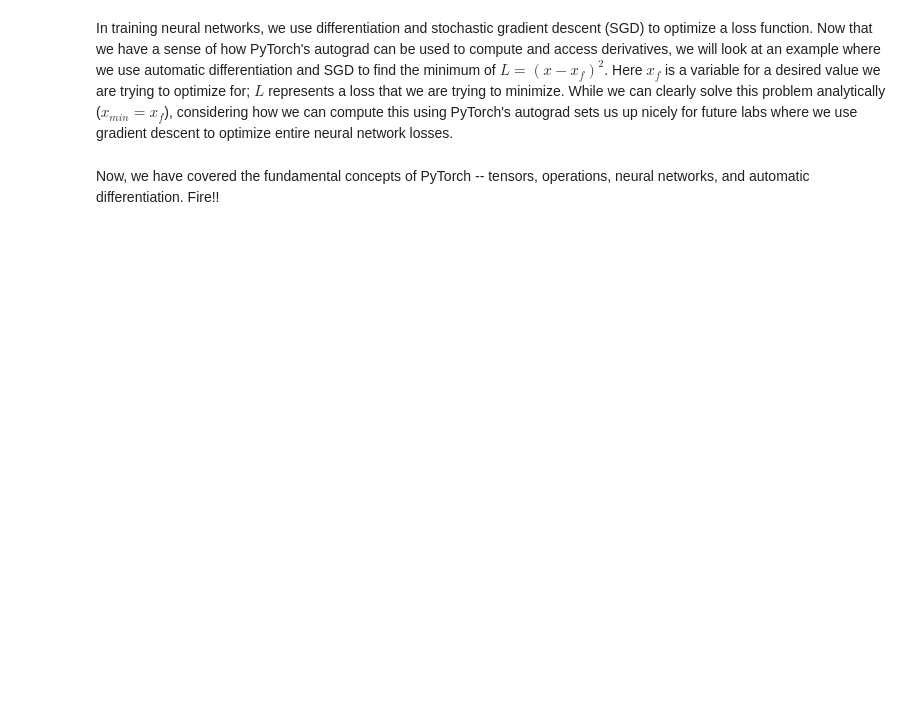
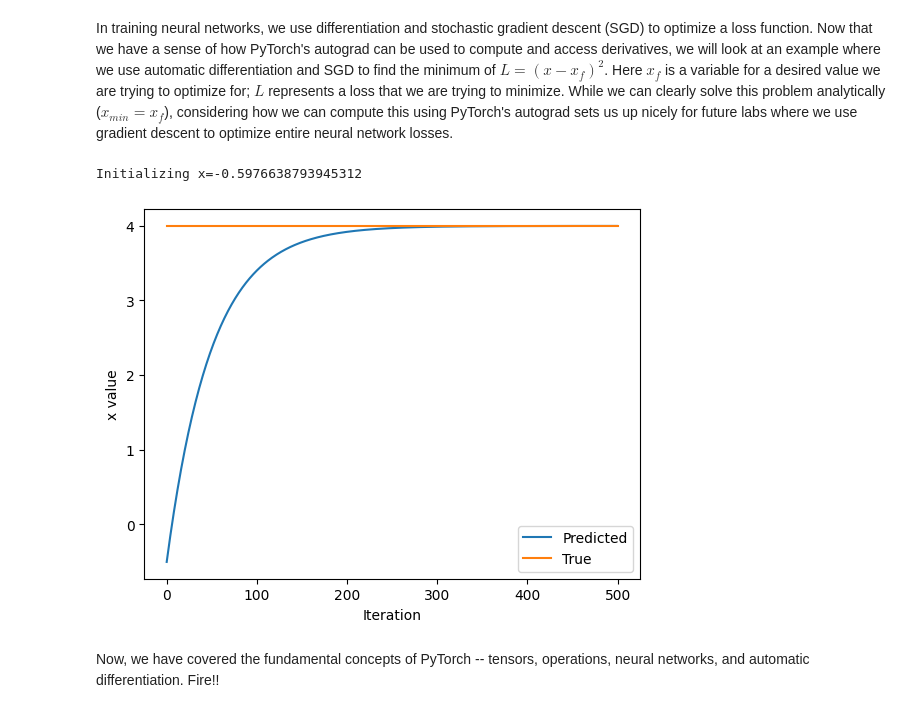
Before and after one commit to ameng10/Deeplearning-Labs, a Jupyter notebook: lab1/PT_Part1_Intro.ipynb, the cells around one changed output. Drawn from its saved outputs; the diff is of its cells as text; code cells hidden in the pictures; blank space fills up the shorter version.

```diff
--- a/lab1/PT_Part1_Intro.ipynb
+++ b/lab1/PT_Part1_Intro.ipynb
@@ -315,33 +335,36 @@ In training neural networks, we use differentiation and stochastic gradient desc
 x = torch.randn(1)
 print(f"Initializing x={x.item()}")
 
 learning_rate = 1e-2  # Learning rate
 history = []
 x_f = 4  # Target value
 
 
 # We will run gradient descent for a number of iterations. At each iteration, we compute the loss,
 #   compute the derivative of the loss with respect to x, and perform the update.
 for i in range(500):
     x = torch.tensor([x], requires_grad=True)
 
     # TODO: Compute the loss as the square of the difference between x and x_f
-    loss = # TODO
+    loss = torch.subtract(x,x_f)**2
 
     # Backpropagate through the loss to compute gradients
     loss.backward()
 
     # Update x with gradient descent
     x = x.item() - learning_rate * x.grad
 
     history.append(x.item())
 
 # Plot the evolution of x as we optimize toward x_f!
 plt.plot(history)
 plt.plot([0, 500], [x_f, x_f])
 plt.legend(('Predicted', 'True'))
 plt.xlabel('Iteration')
 plt.ylabel('x value')
 plt.show()
+# %% [output]
+Initializing x=-0.5976638793945312
+[figure, added]
 # %% [markdown]
 Now, we have covered the fundamental concepts of PyTorch -- tensors, operations, neural networks, and automatic differentiation. Fire!!
```
Also changed, not shown: parts of 9 cells of this notebook.
